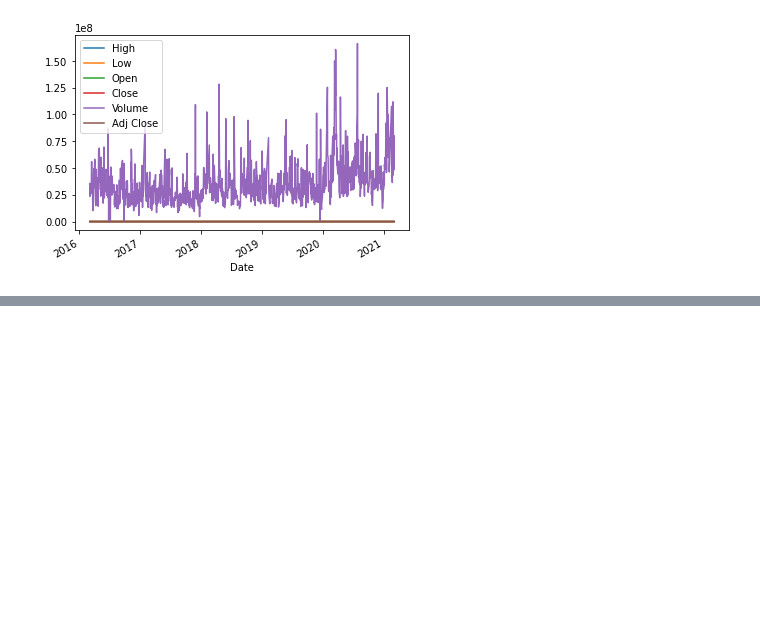
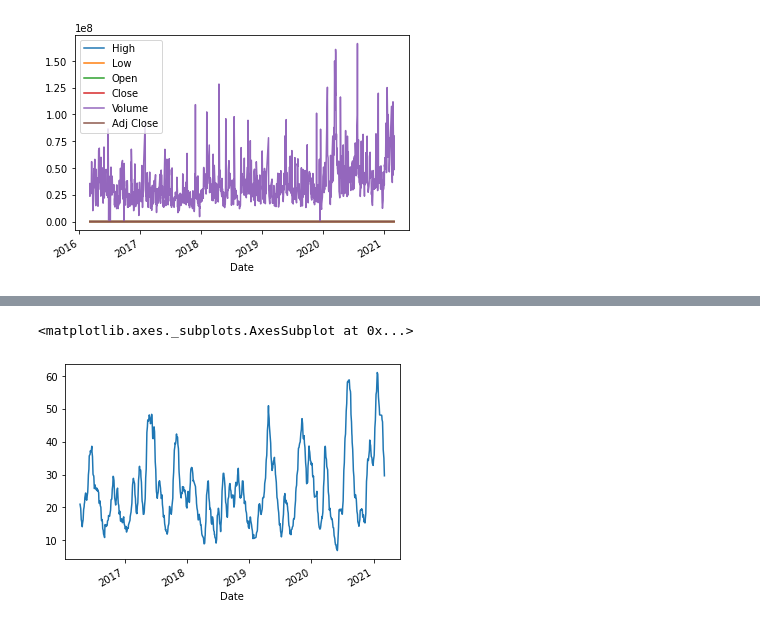
Before and after one commit to webclinic017/trade-backtest, a Jupyter notebook: 4_TA_lib_ADX_RSI.ipynb, the cells around one changed output, grey strips where cells are left out. Saved outputs shown, nothing was run; the diff lists cells and outputs as text; code cells hidden in the pictures; blank space fills up the shorter version.

```diff
--- a/4_TA_lib_ADX_RSI.ipynb
+++ b/4_TA_lib_ADX_RSI.ipynb
@@ -59,5 +59,5 @@ table
 #4.用Remote Data Access爬蟲台積電股價
 # %%
 import pandas_datareader as pdr
-df_2330 = pdr.DataReader('2330.TW', 'yahoo')
+df = pdr.DataReader('2330.TW', 'yahoo')
 # %%
@@ -67,0 +96,7 @@ df_2330.plot()
+# %%
+adx=talib.ADX(df.High, df.Low, df.Close, timeperiod = 14)
+# %%
+adx.plot()
+# %% [output]
+<matplotlib.axes._subplots.AxesSubplot at 0x...>
+[figure, added]
```
Also changed, not shown: parts of 4 cells of this notebook.
